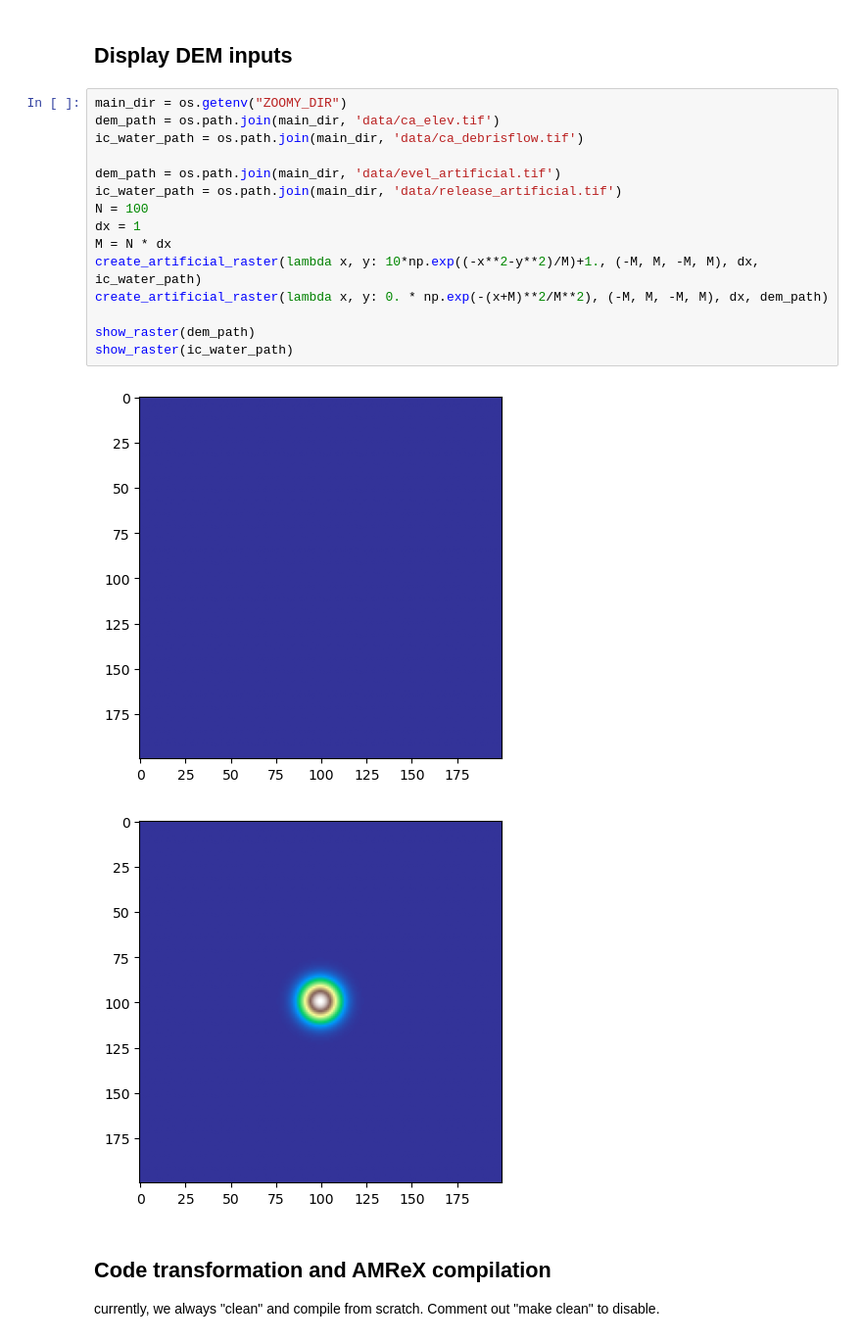
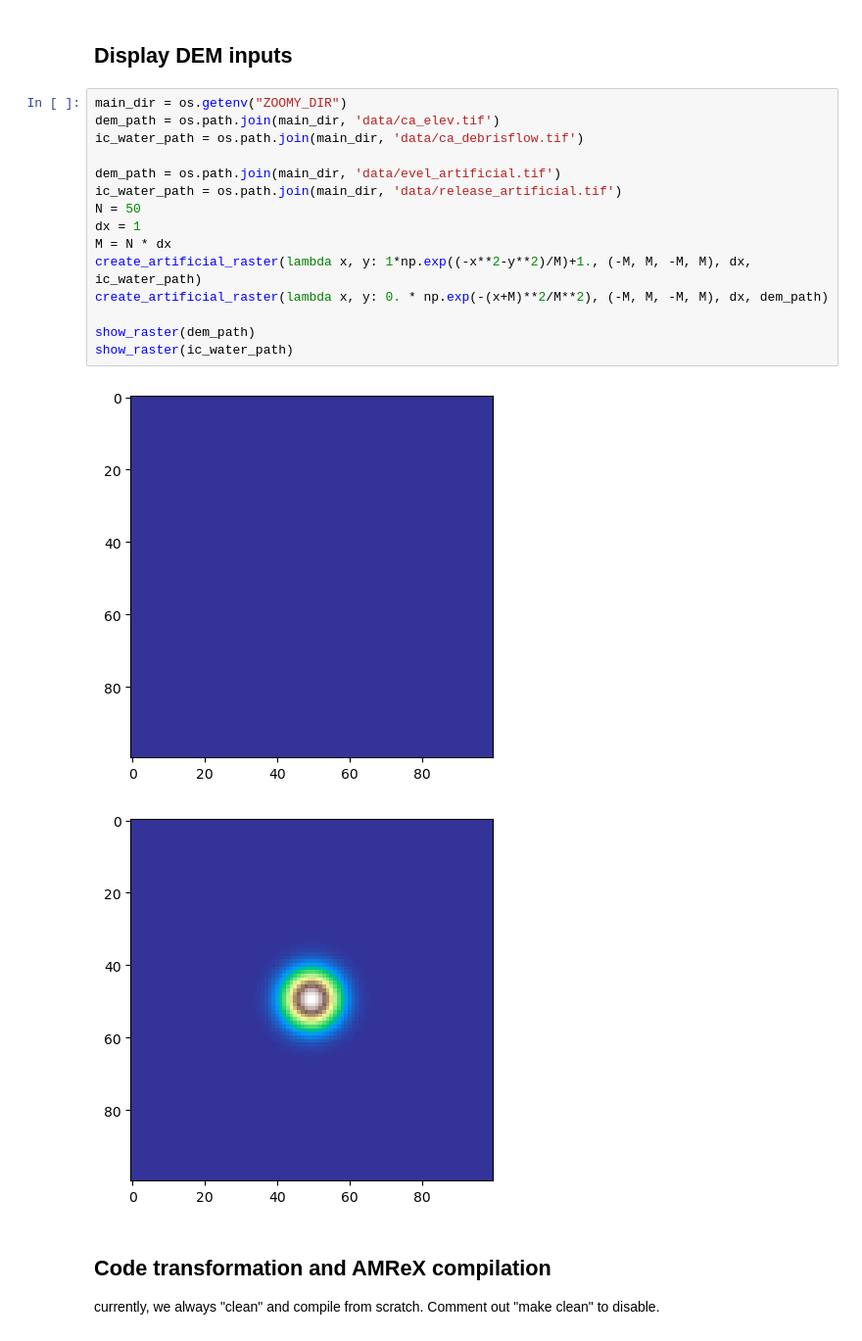
Before and after one commit to mbd-rwth/Zoomy, a Jupyter notebook: web/tutorials/amrex/from_DEM.ipynb, the cells around one changed output. Shown at 98% size. Cells and saved outputs as stored; diff of their text form.

```diff
--- a/web/tutorials/amrex/from_DEM.ipynb
+++ b/web/tutorials/amrex/from_DEM.ipynb
@@ -112,21 +112,21 @@ $\displaystyle \left[ \left[\begin{matrix}0 & 0 & 0 & 0\\0 & 0 & 1 & 0\\ez g q_{
 # %%
 main_dir = os.getenv("ZOOMY_DIR")
 dem_path = os.path.join(main_dir, 'data/ca_elev.tif')
 ic_water_path = os.path.join(main_dir, 'data/ca_debrisflow.tif')
 
 dem_path = os.path.join(main_dir, 'data/evel_artificial.tif')
 ic_water_path = os.path.join(main_dir, 'data/release_artificial.tif')
-N = 100
+N = 50
 dx = 1
 M = N * dx
-create_artificial_raster(lambda x, y: 10*np.exp((-x**2-y**2)/M)+1., (-M, M, -M, M), dx, ic_water_path)
+create_artificial_raster(lambda x, y: 1*np.exp((-x**2-y**2)/M)+1., (-M, M, -M, M), dx, ic_water_path)
 create_artificial_raster(lambda x, y: 0. * np.exp(-(x+M)**2/M**2), (-M, M, -M, M), dx, dem_path)
 
 show_raster(dem_path)
 show_raster(ic_water_path)
 # %% [output]
-[figure, old version]
+[figure, new version]
-[figure, old version]
+[figure, new version]
 # %% [markdown]
 ## Code transformation and AMReX compilation
 
```
Also changed, not shown: parts of 3 cells of this notebook, 4 other files.
